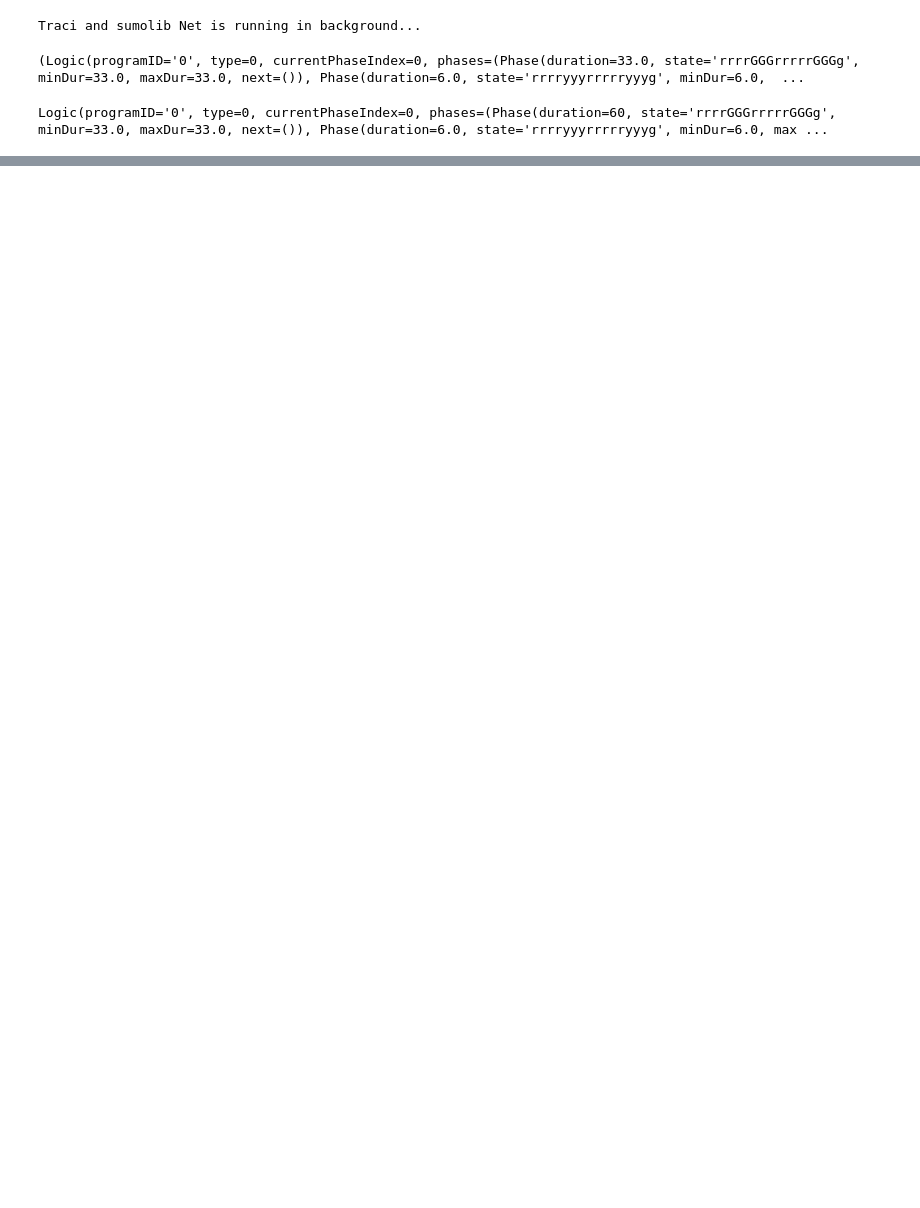
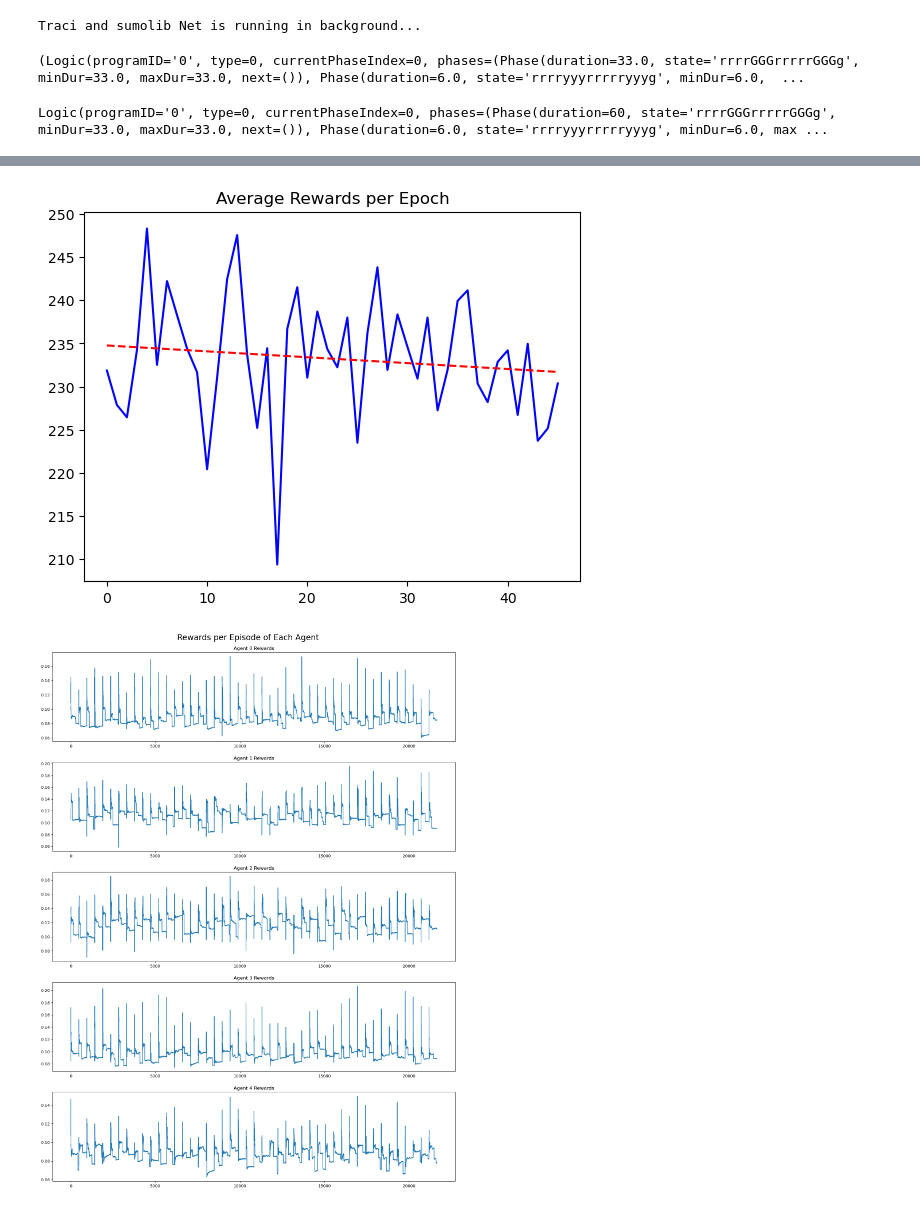
Before and after one commit to Nins16/DQL_AveEntLumRei-1, a Jupyter notebook: Playground.ipynb, the cells around one changed output, grey strips where cells are left out. Saved outputs shown, nothing was run; the diff lists cells and outputs as text; code cells hidden in the pictures; blank space fills up the shorter version.

```diff
--- a/Playground.ipynb
+++ b/Playground.ipynb
@@ -70,0 +73,59 @@ traci.trafficlight.getCompleteRedYellowGreenDefinition(tls)[0].getPhase()
+# %%
+from sklearn.linear_model import LinearRegression
+import pandas as pd
+import matplotlib.pyplot as plt
+import numpy as np
+import re
+
+#Load Average csv
+df = pd.read_csv("average.csv", index_col=0, keep_date_col=False, header=None, names=['y'])
+
+#Create Regression Line
+df.rename(columns={df.columns[0]:'y'}, inplace=True)
+df['x'] = df.index.to_list()
+y = df.pop('y')
+x = df
+reg = LinearRegression()
+reg.fit(x,y)
+y_predict = reg.predict(x)
+
+#plot average reward per epoch
+plt.plot(x,y, color='b')
+plt.plot(x,y_predict, color='r', linestyle='dashed')
+plt.title('Average Rewards per Epoch')
+plt.show()
+
+#Load rewards csv
+rewards_df = pd.read_csv('rewards.csv', header=None, names=['agents'])
+rewards_df.head()
+
+#Separate Data
+pattern = r'\d.\d+'
+
+all_data = []
+for data in rewards_df['agents']:
+    vals = [float(i) for i in re.findall(pattern, data)]
+
+    if len(vals) != 5:
+        vals = vals + [0]*(5-len(vals))
+
+    all_data.append(vals)
+
+all_data = np.array(all_data)
+
+#Create pandas DataFrame from separated data
+verbose_df = pd.DataFrame(all_data)
+verbose_df.columns = [f'Agent {i}' for i in verbose_df.columns.to_list()]
+
+
+#plot reward of each agent per episode
+fig, ax = plt.subplots(all_data.shape[1], figsize=[15,20])
+fig.suptitle('Rewards per Episode of Each Agent', fontsize=20)
+for idx, col in enumerate(verbose_df.columns.to_list()):
+    ax[idx].plot(np.arange(0,all_data.shape[0],1),verbose_df[col])
+    ax[idx].set_title(f'Agent {idx} Rewards')
+fig.tight_layout(pad=2)
+plt.show()
+# %% [output]
+[figure, added]
+[figure, added]
```
Also changed, not shown: parts of 2 cells of this notebook, 7 other files.
